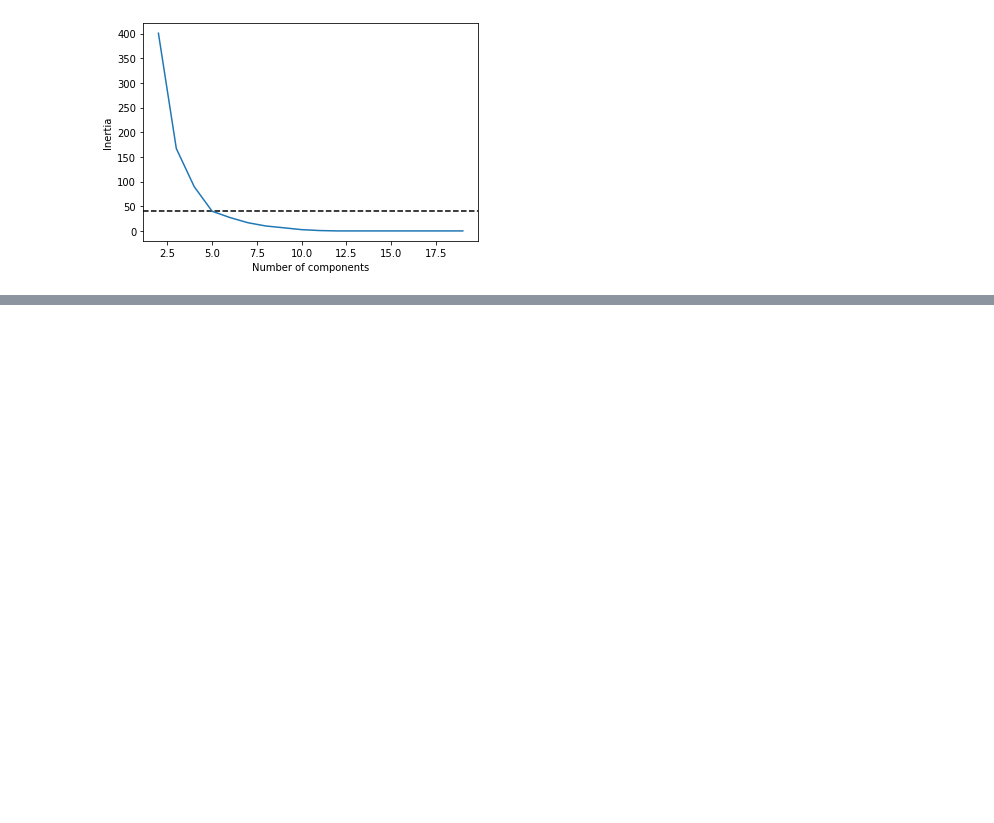
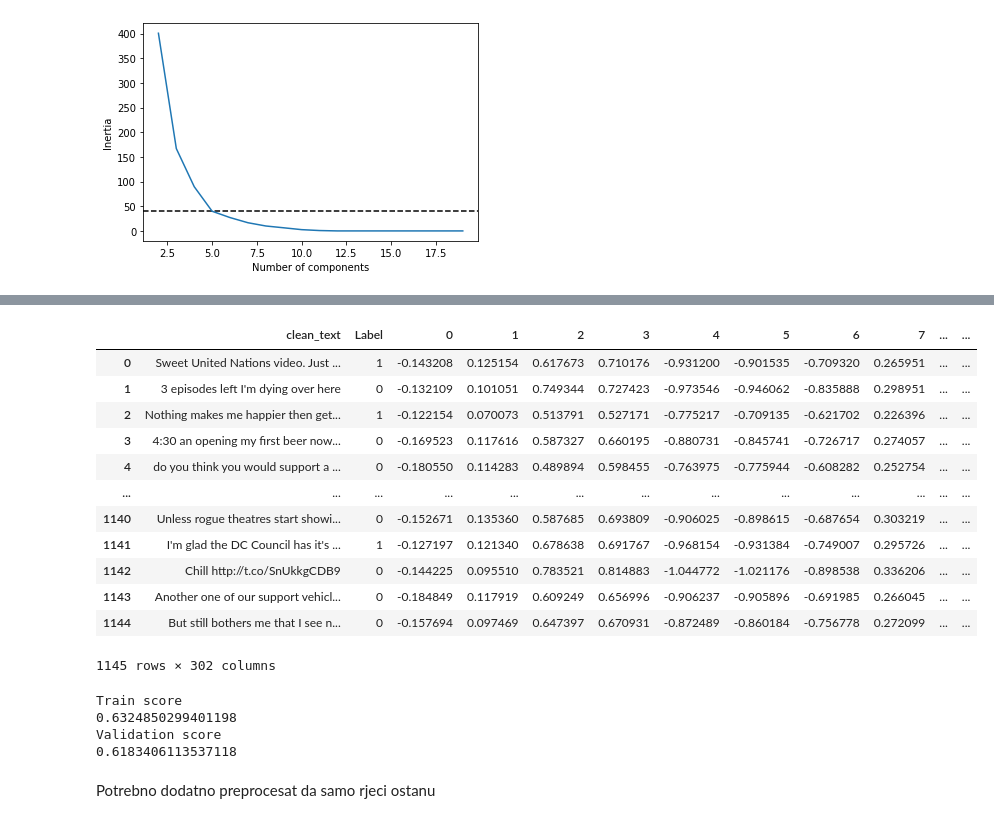
Before and after one commit to zvonimir-rezo/APT-project, a Jupyter notebook: preprocessing.ipynb, the cells around one changed output, grey strips where cells are left out. Drawn from its saved outputs; the diff is of its cells as text; code cells hidden in the pictures; blank space fills up the shorter version.

```diff
--- a/preprocessing.ipynb
+++ b/preprocessing.ipynb
@@ -290,0 +317,23 @@ plt.show()
+# %%
+tweet_embedding_train.reset_index(drop=True, inplace=True)
+tweet_embedding_validation.reset_index(drop=True, inplace=True)
+# %%
+max_vocab_size = 10_000
+vocab = Vocab(max_size=max_vocab_size, min_freq=2)
+
+TWEET = Field('clean_text', pretokenize_hooks=[str.lower], numericalizer=vocab)
+LABEL = LabelField('Label')
+
+fields = [TWEET, LABEL]
+
+train = TabularDataset.from_pandas(tweet_embedding_train, fields)
+validation = TabularDataset.from_pandas(tweet_embedding_validation, fields)
+train.finalize_fields()
+
+glove = GloVe()
+# Load only the vectors of vocab words.
+embeddings = glove.load_vocab(vocab)
+
+# Generate padded batch.
+train_batch = train.batch(add_padding=True)
+test_batch = validation.batch(add_padding=True)
@@ -290,0 +350,50 @@ plt.show()
+# %%
+tweet_train = embeddings[train_batch['clean_text'].astype(int)]
+tweet_test = embeddings[test_batch['clean_text'].astype(int)]
+# Mean
+tweet_train_mean = tweet_train.mean(axis=1)
+tweet_test_mean = tweet_test.mean(axis=1)
+# Median
+tweet_train_median = np.median(tweet_train, axis=1)
+tweet_test_median = np.median(tweet_test, axis=1)
+# Variance
+tweet_train_std = tweet_train.std(axis=1)
+tweet_test_std = tweet_test.std(axis=1)
+# %%
+embaddings_train_mean_df = pd.DataFrame(tweet_train_mean)
+tweet_embedding_train = pd.merge(tweet_embedding_train, embaddings_train_mean_df, left_index=True, right_index=True)
+
+embaddings_test_mean_df = pd.DataFrame(tweet_test_mean)
+tweet_embedding_test = pd.merge(tweet_embedding_validation, embaddings_test_mean_df, left_index=True, right_index=True)
+# %%
+tweet_embedding_test
+# %% [output]
+|  | clean_text | Label | 0 | 1 | 2 | 3 | 4 | 5 | 6 | 7 | ... | ... |
+| 0 | Sweet United Nations video. Just ... | 1 | -0.143208 | 0.125154 | 0.617673 | 0.710176 | -0.931200 | -0.901535 | -0.709320 | 0.265951 | ... | ... |
+| 1 | 3 episodes left I'm dying over here | 0 | -0.132109 | 0.101051 | 0.749344 | 0.727423 | -0.973546 | -0.946062 | -0.835888 | 0.298951 | ... | ... |
+| 2 | Nothing makes me happier then get... | 1 | -0.122154 | 0.070073 | 0.513791 | 0.527171 | -0.775217 | -0.709135 | -0.621702 | 0.226396 | ... | ... |
+| 3 | 4:30 an opening my first beer now... | 0 | -0.169523 | 0.117616 | 0.587327 | 0.660195 | -0.880731 | -0.845741 | -0.726717 | 0.274057 | ... | ... |
+| 4 | do you think you would support a ... | 0 | -0.180550 | 0.114283 | 0.489894 | 0.598455 | -0.763975 | -0.775944 | -0.608282 | 0.252754 | ... | ... |
+| ... | ... | ... | ... | ... | ... | ... | ... | ... | ... | ... | ... | ... |
+| 1140 | Unless rogue theatres start showi... | 0 | -0.152671 | 0.135360 | 0.587685 | 0.693809 | -0.906025 | -0.898615 | -0.687654 | 0.303219 | ... | ... |
+| 1141 | I'm glad the DC Council has it's ... | 1 | -0.127197 | 0.121340 | 0.678638 | 0.691767 | -0.968154 | -0.931384 | -0.749007 | 0.295726 | ... | ... |
+| 1142 | Chill http://t.co/SnUkkgCDB9 | 0 | -0.144225 | 0.095510 | 0.783521 | 0.814883 | -1.044772 | -1.021176 | -0.898538 | 0.336206 | ... | ... |
+| 1143 | Another one of our support vehicl... | 0 | -0.184849 | 0.117919 | 0.609249 | 0.656996 | -0.906237 | -0.905896 | -0.691985 | 0.266045 | ... | ... |
+| 1144 | But still bothers me that I see n... | 0 | -0.157694 | 0.097469 | 0.647397 | 0.670931 | -0.872489 | -0.860184 | -0.756778 | 0.272099 | ... | ... |
+1145 rows × 302 columns
+# %%
+from sklearn.linear_model import LogisticRegression
+X_ = tweet_embedding_train[[x for x in range(300)]]
+y_ = tweet_embedding_train['Label']
+clf = LogisticRegression(random_state=1, solver='liblinear', C=10).fit(X_, y_)
+print('Train score')
+print(clf.score(X_, y_))
+print('Validation score')
+X_test = tweet_embedding_test[[x for x in range(300)]]
+y_test = tweet_embedding_test['Label']
+print(clf.score(X_test, y_test))
+# %% [output]
+Train score
+0.6324850299401198
+Validation score
+0.6183406113537118
@@ -290,0 +406,2 @@ plt.show()
+# %% [markdown]
+Potrebno dodatno preprocesat da samo rjeci ostanu
```
Also changed, not shown: parts of 19 cells of this notebook.
